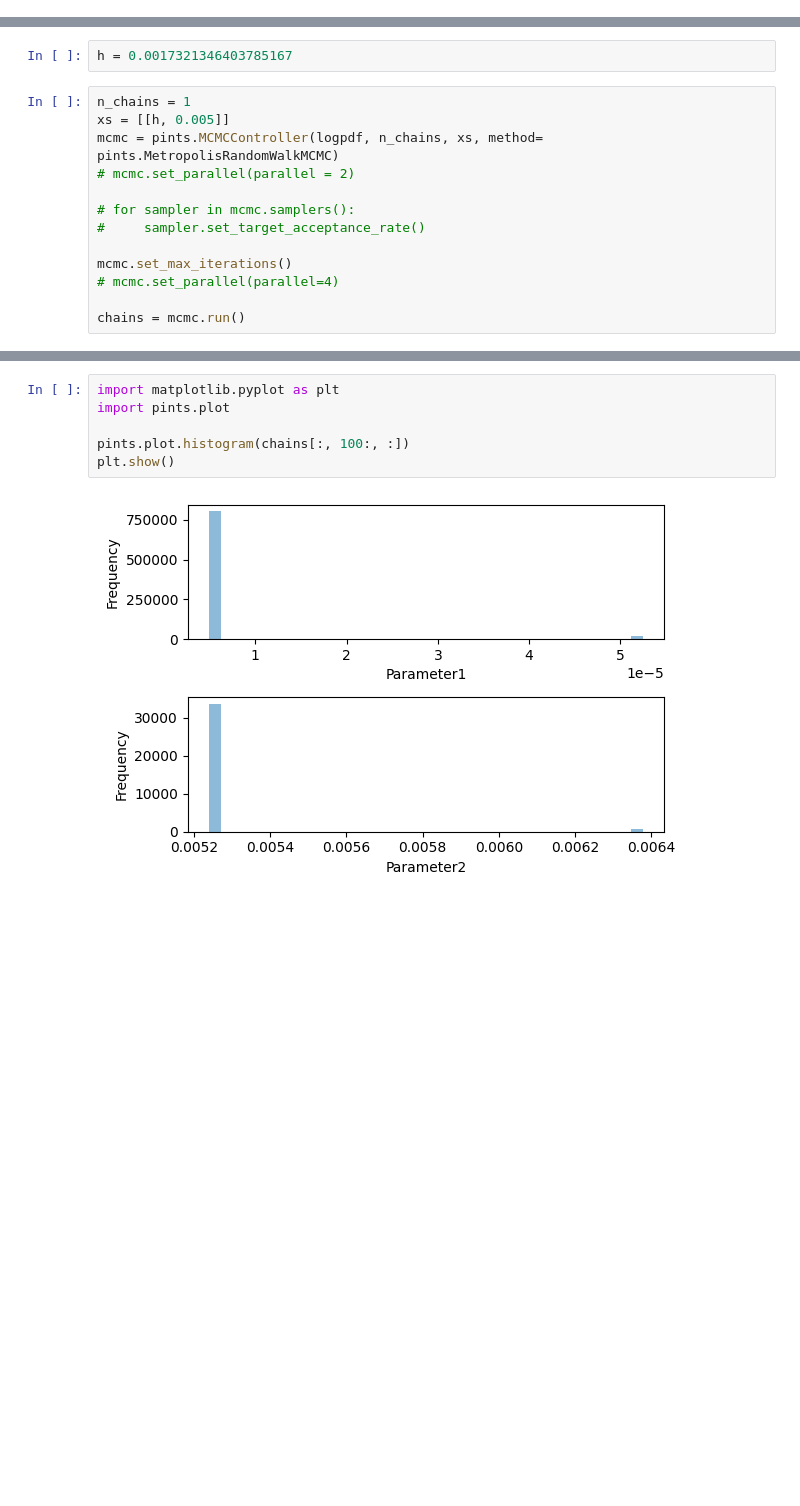
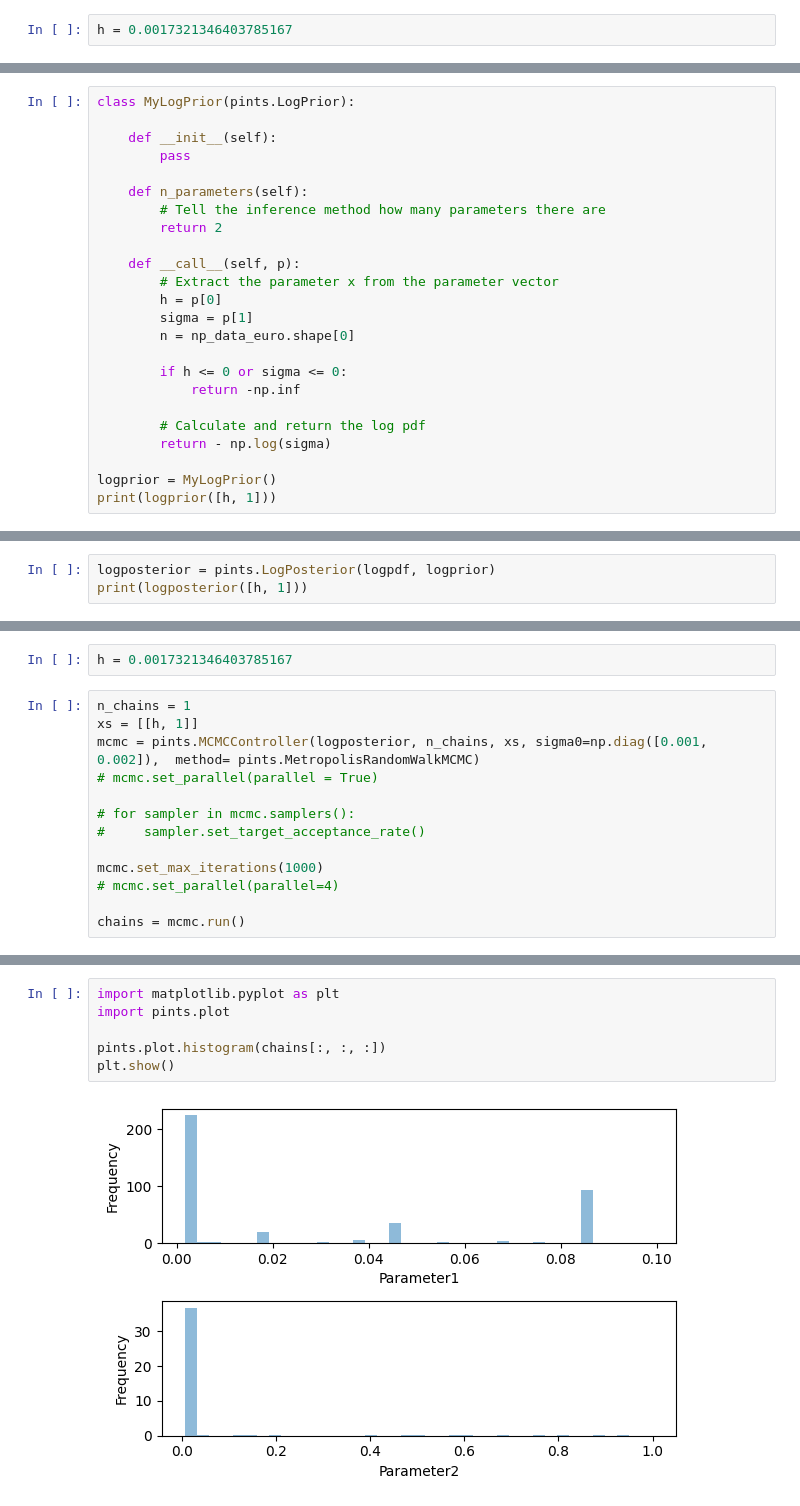
Before and after one commit to AnfimovAleksandr/mag_diploma, a Jupyter notebook: Непараметрический_2.ipynb, the cells around one changed output, grey strips where cells are left out. Saved outputs shown, nothing was run; the diff lists cells and outputs as text; blank space fills up the shorter version.

```diff
--- a/Непараметрический_2.ipynb
+++ b/Непараметрический_2.ipynb
@@ -1293,0 +1338,2 @@ euro_difs.shape
+# %%
+h = 0.0017321346403785167
@@ -1326,2 +1381,26 @@ print(logpdf([h, 0.01]))
 # %% [output]
 -0.539644825119682
+# %%
+class MyLogPrior(pints.LogPrior):
+
+    def __init__(self):
+        pass
+
+    def n_parameters(self):
+        # Tell the inference method how many parameters there are
+        return 2
+
+    def __call__(self, p):
+        # Extract the parameter x from the parameter vector
+        h = p[0]
+        sigma = p[1]
+        n = np_data_euro.shape[0]
+
+        if h <= 0 or sigma <= 0:
+            return -np.inf
+
+        # Calculate and return the log pdf
+        return - np.log(sigma)
+
+logprior = MyLogPrior()
+print(logprior([h, 1]))
@@ -1327,0 +1409,3 @@ print(logpdf([h, 0.01]))
+# %%
+logposterior = pints.LogPosterior(logpdf, logprior)
+print(logposterior([h, 1]))
@@ -1332,14 +1418,14 @@ def K_h (x, h):
 h = 0.0017321346403785167
 # %%
 n_chains = 1
-xs = [[h, 0.005]]
-mcmc = pints.MCMCController(logpdf, n_chains, xs, method= pints.MetropolisRandomWalkMCMC)
-# mcmc.set_parallel(parallel = 2)
+xs = [[h, 1]]
+mcmc = pints.MCMCController(logposterior, n_chains, xs, sigma0=np.diag([0.001, 0.002]),  method= pints.MetropolisRandomWalkMCMC)
+# mcmc.set_parallel(parallel = True)
 
 # for sampler in mcmc.samplers():
 #     sampler.set_target_acceptance_rate()
 
-mcmc.set_max_iterations()
+mcmc.set_max_iterations(1000)
 # mcmc.set_parallel(parallel=4)
 
 chains = mcmc.run()
@@ -1368,8 +1473,8 @@ chains.shape
 # %%
 import matplotlib.pyplot as plt
 import pints.plot
 
-pints.plot.histogram(chains[:, 100:, :])
+pints.plot.histogram(chains[:, :, :])
 plt.show()
 # %% [output]
-[figure, old version]
+[figure, new version]
```
Also changed, not shown: parts of 27 cells of this notebook.
